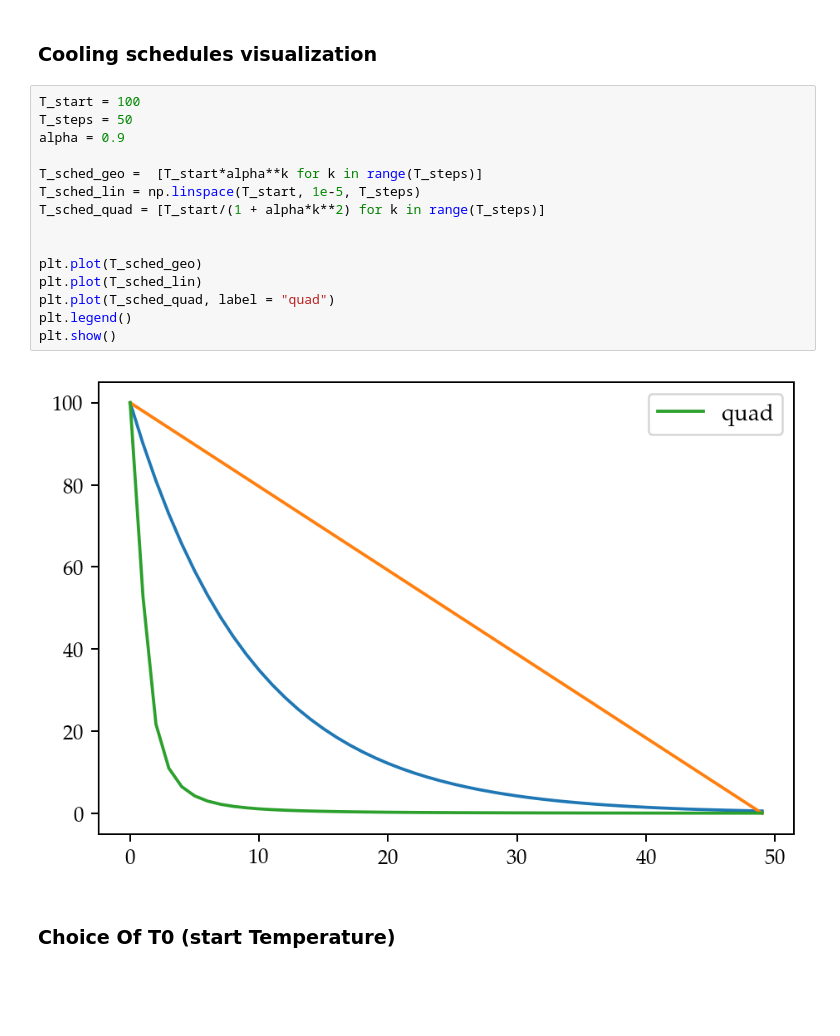
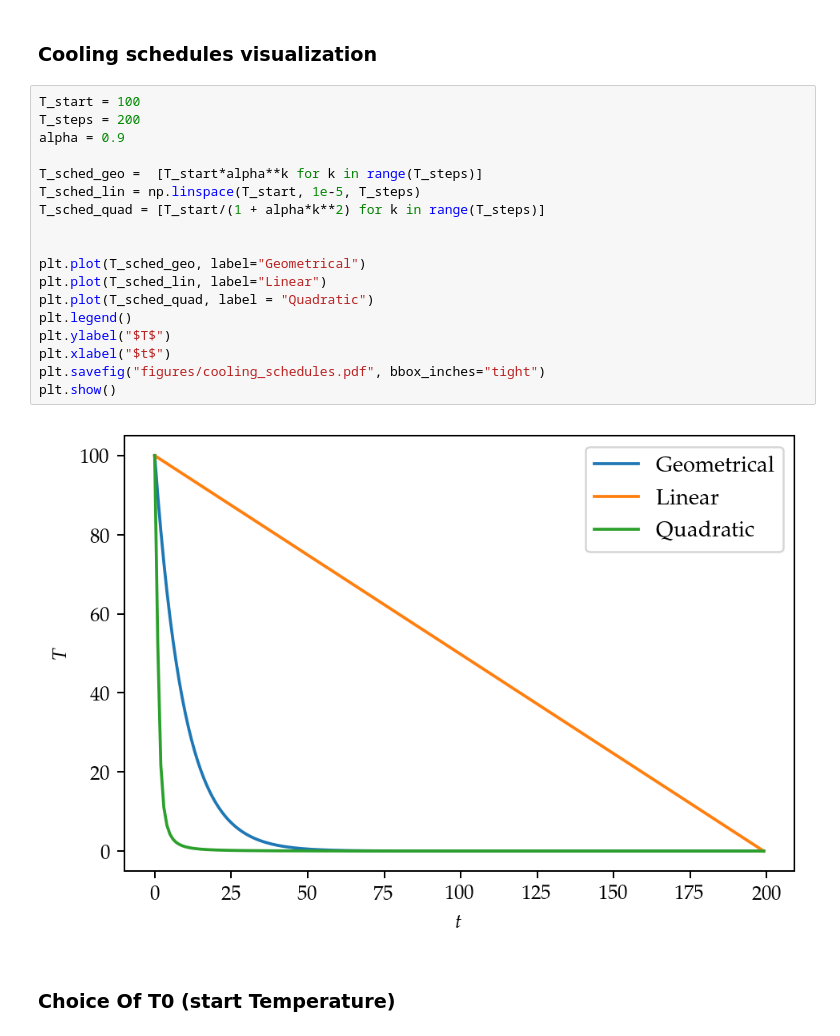
Before and after one commit to Maloup/stochastic-simulation-assignment3, a Jupyter notebook: Simulated Annealing Parameter Tuning.ipynb, the cells around one changed output. Cells and saved outputs as stored; diff of their text form; blank space fills up the shorter version.

Commit message:
T_0 plot and integration fix

```diff
--- a/Simulated Annealing Parameter Tuning.ipynb
+++ b/Simulated Annealing Parameter Tuning.ipynb
@@ -35,21 +36,24 @@ plt.show()
 ### Cooling schedules visualization
 # %%
 T_start = 100
-T_steps = 50
+T_steps = 200
 alpha = 0.9
 
 T_sched_geo =  [T_start*alpha**k for k in range(T_steps)]
 T_sched_lin = np.linspace(T_start, 1e-5, T_steps)
 T_sched_quad = [T_start/(1 + alpha*k**2) for k in range(T_steps)]
 
 
-plt.plot(T_sched_geo)
-plt.plot(T_sched_lin)
-plt.plot(T_sched_quad, label = "quad")
+plt.plot(T_sched_geo, label="Geometrical")
+plt.plot(T_sched_lin, label="Linear")
+plt.plot(T_sched_quad, label = "Quadratic")
 plt.legend()
+plt.ylabel("$T$")
+plt.xlabel("$t$")
+plt.savefig("figures/cooling_schedules.pdf", bbox_inches="tight")
 plt.show()
 # %% [output]
-[figure, old version]
+[figure, new version]
 # %% [markdown]
 ### Choice Of T0 (start Temperature)
 # %%
```
Also changed, not shown: parts of 7 cells of this notebook, 5 other files.
